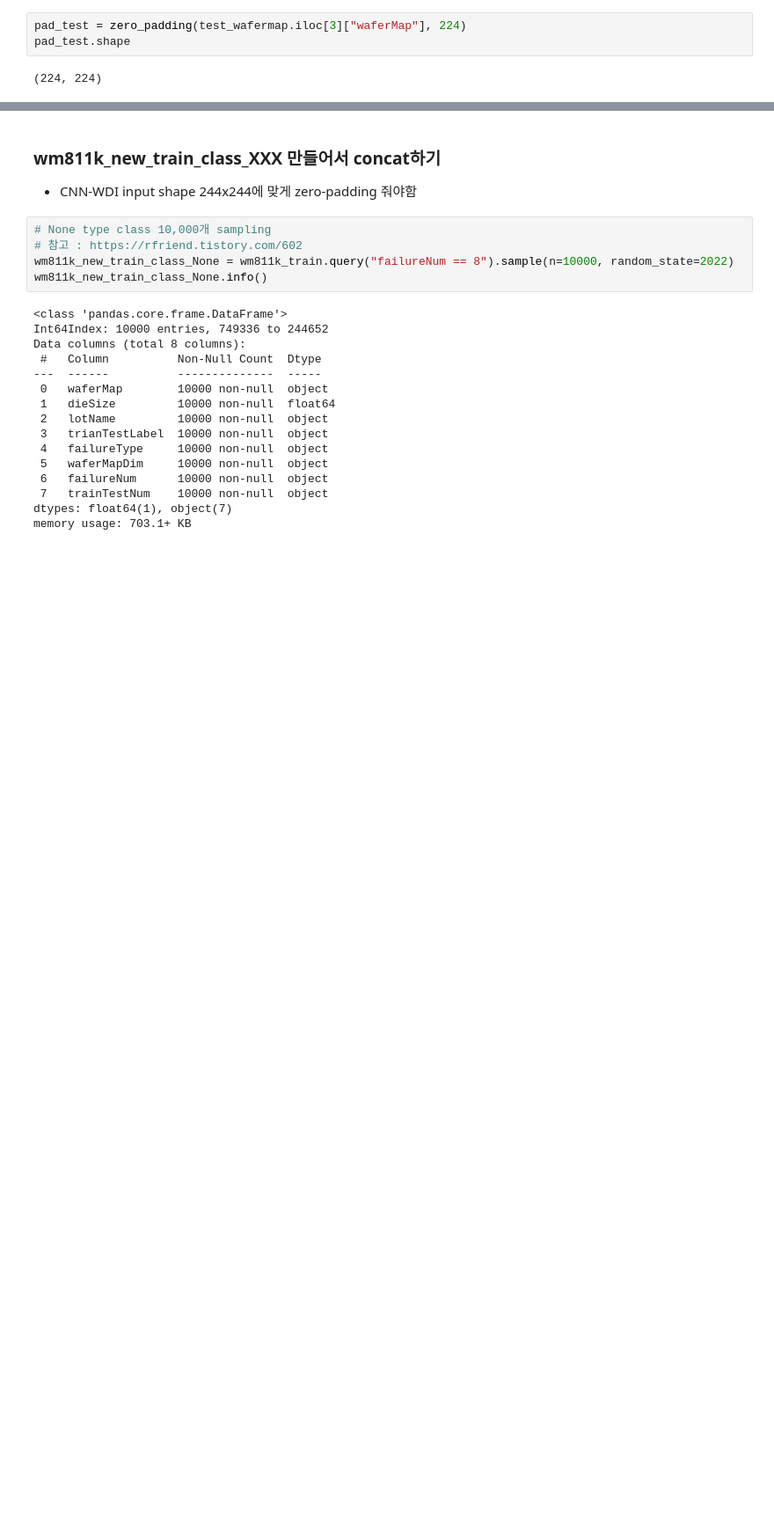
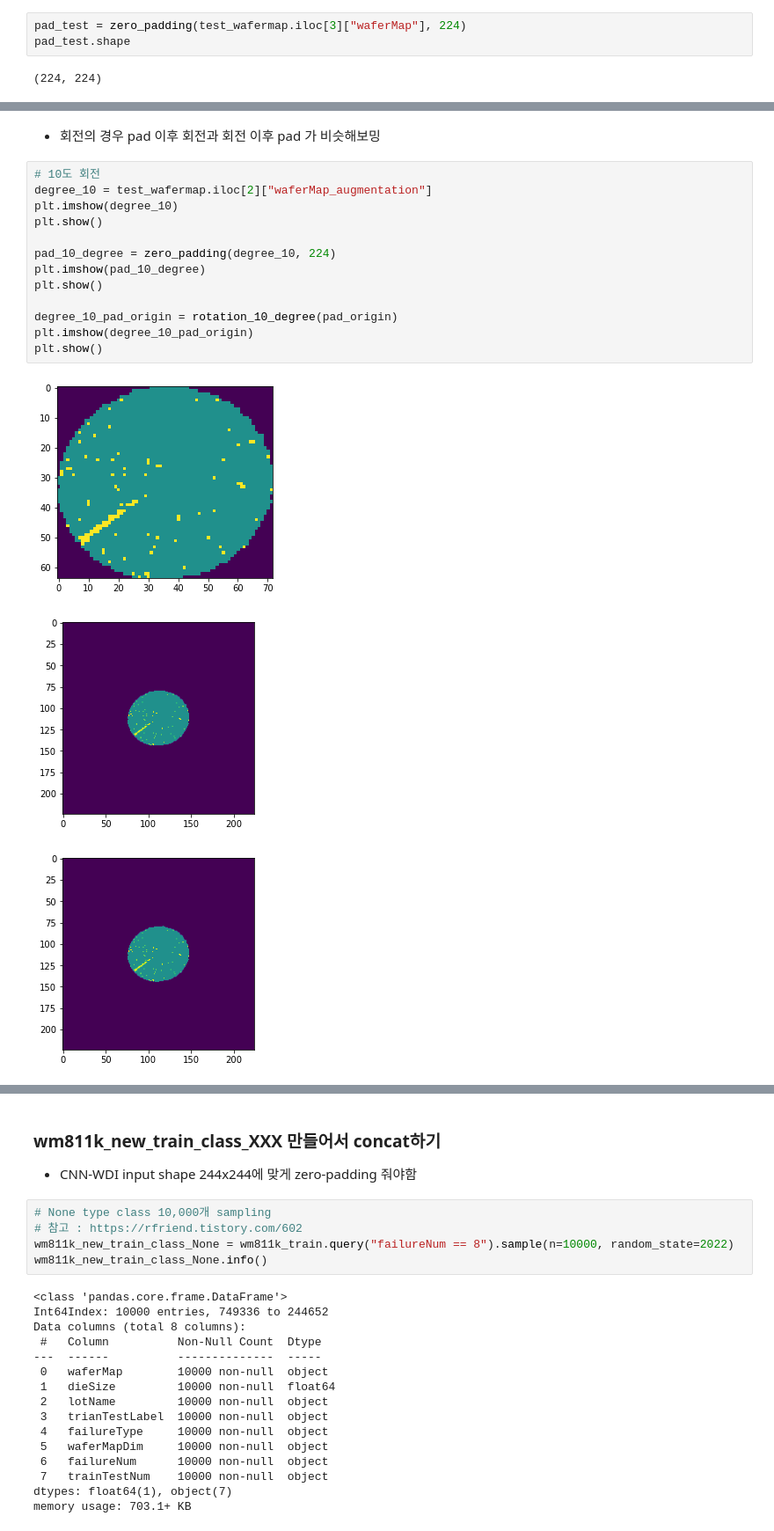
Before and after one commit to jun4879/cbnu_22_1_capstone, a Jupyter notebook: midterm_project/mid_term_project_wafer_classification.ipynb, the cells around one changed output, grey strips where cells are left out. Shown at 88% size. Cells and saved outputs as stored; diff of their text form; blank space fills up the shorter version.

```diff
--- a/midterm_project/mid_term_project_wafer_classification.ipynb
+++ b/midterm_project/mid_term_project_wafer_classification.ipynb
@@ -406,0 +418,19 @@ plt.show()
+# %% [markdown]
+- 회전의 경우 pad 이후 회전과 회전 이후 pad 가 비슷해보밍
+# %%
+# 10도 회전
+degree_10 = test_wafermap.iloc[2]["waferMap_augmentation"]
+plt.imshow(degree_10)
+plt.show()
+
+pad_10_degree = zero_padding(degree_10, 224)
+plt.imshow(pad_10_degree)
+plt.show()
+
+degree_10_pad_origin = rotation_10_degree(pad_origin)
+plt.imshow(degree_10_pad_origin)
+plt.show()
+# %% [output]
+[figure, added]
+[figure, added]
+[figure, added]
```
Also changed, not shown: parts of 28 cells of this notebook.
